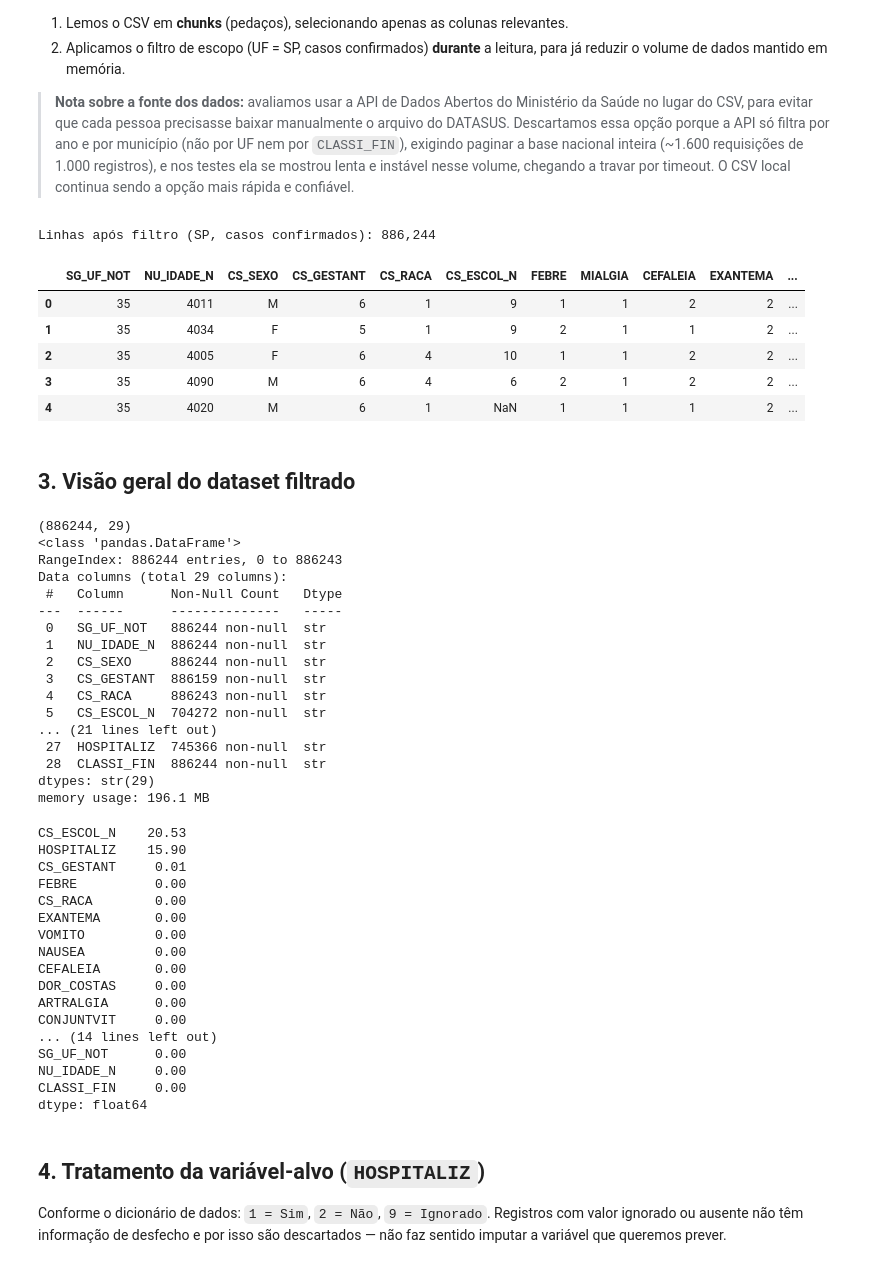
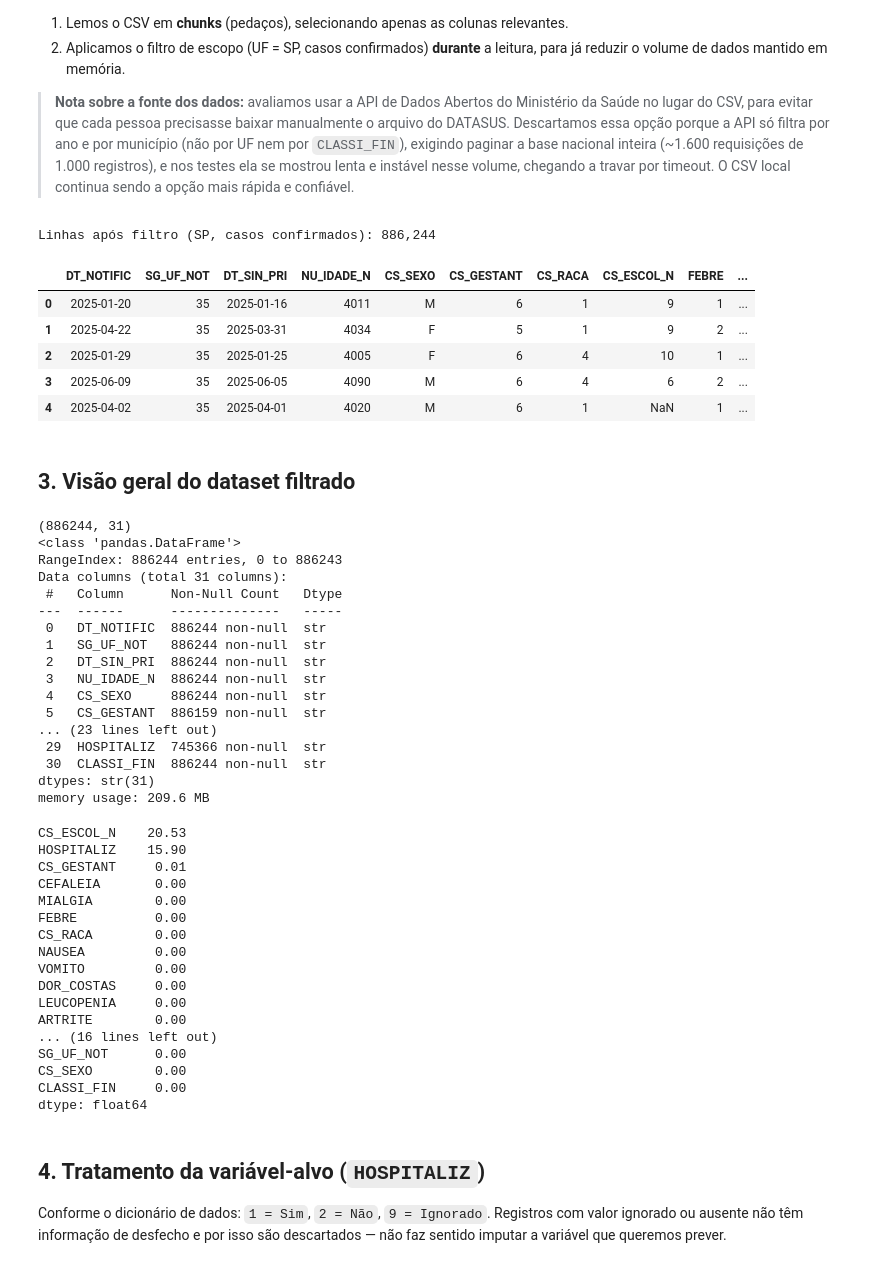
Before and after one commit to inteligencia-artifical-dengue/ia-predicao-de-hospitalizacao, a Jupyter notebook: dengue_IA/notebooks/analise_exploratoria_dengue.ipynb, the cells around one changed output. Drawn from its saved outputs; the diff is of its cells as text; code cells hidden in the pictures.

Commit message:
feat: modelagem e ajuste de pastas
Cria o notebook que será feitra a modelagem e análise dos dados e move os notebooks para a pasta 'notebooks'

```diff
--- a/dengue_IA/analise_exploratoria_dengue.ipynb
+++ b/dengue_IA/notebooks/analise_exploratoria_dengue.ipynb
@@ -73,8 +76,13 @@ plt.rcParams["figure.figsize"] = (8, 5)
 pd.set_option("display.max_columns", 100)
 # %%
 # >>> PREENCHER AQUI: caminhos dos arquivos <<<
-CSV_PATH = "./data/DENGBR25.csv"          # CSV oficial do SINAN (2025)
-DICT_PATH = "coloque_aqui_o_caminho/dic_dados_dengue.pdf"  # Dicionário de dados (referência)
+# BASE_DIR aponta para a pasta dengue_IA/, seja o notebook executado a partir
+# da própria pasta notebooks/ (padrão do Jupyter/VS Code) ou da raiz do projeto.
+from pathlib import Path
+BASE_DIR = Path.cwd().parent if Path.cwd().name == "notebooks" else Path.cwd()
+CSV_PATH = BASE_DIR / "data" / "DENGBR25.csv"               # CSV oficial do SINAN (2025)
+DICT_PATH = BASE_DIR / "docs" / "dicionario_de_dados.pdf"   # Dicionário de dados (referência)
+SAIDA_DIR = BASE_DIR / "notebooks"                          # onde os CSVs de treino/teste são salvos
 
 # Por que usamos o CSV do DATASUS em vez da API de Dados Abertos do Ministério
 # da Saúde (https://apidadosabertos.saude.gov.br/v1/#/Agravo%20Arboviroses/get_arboviroses_dengue):
@@ -88,6 +96,7 @@ UF_NOTIFICACAO = "35"          # 35 = São Paulo (código IBGE)
 CLASSI_FIN_CONFIRMADOS = ["10", "11", "12"]  # Dengue / c/ sinais de alarme / grave
 TAMANHO_AMOSTRA = 40000        # tamanho da amostra estratificada final
 SEED = 42                      # semente para reprodutibilidade
+DIAS_MAX = 60                  # limite de plausibilidade para DIAS (ver seção 5.4)
 # %% [markdown]
 ## 2. Carregamento e filtragem inicial
 
@@ -110,40 +119,44 @@ estourar a memória disponível se lido de uma vez. Por isso:
 # disponíveis no primeiro atendimento (demografia, sintomas, comorbidades).
 # Colunas como DT_INTERNA, DT_OBITO, DT_ENCERRA, EVOLUCAO são propositalmente
 # EXCLUÍDAS por só existirem/serem preenchidas após o desfecho (vazamento de dados).
+# DT_NOTIFIC e DT_SIN_PRI são lidas apenas para derivar DIAS (tempo entre o início
+# dos sintomas e a notificação), informação relatada pelo paciente no atendimento.
 COLUNAS_USADAS = [
     # Escopo / filtro
     "SG_UF_NOT", "CLASSI_FIN",
     # Alvo
     "HOSPITALIZ",
     # Demografia
     "NU_IDADE_N", "CS_SEXO", "CS_GESTANT", "CS_RACA", "CS_ESCOL_N",
     # Sinais clínicos (primeiro atendimento)
     "FEBRE", "MIALGIA", "CEFALEIA", "EXANTEMA", "VOMITO", "NAUSEA",
     "DOR_COSTAS", "CONJUNTVIT", "ARTRITE", "ARTRALGIA", "PETEQUIA_N",
     "LEUCOPENIA", "LACO", "DOR_RETRO",
     # Comorbidades pré-existentes
     "DIABETES", "HEMATOLOG", "HEPATOPAT", "RENAL", "HIPERTENSA",
     "ACIDO_PEPT", "AUTO_IMUNE",
+    # Tempo até o atendimento (usadas só para derivar DIAS)
+    "DT_NOTIFIC", "DT_SIN_PRI",
 ]
 
 chunks_filtrados = []
 for chunk in pd.read_csv(CSV_PATH, usecols=COLUNAS_USADAS, dtype=str,
                           chunksize=200_000, low_memory=False):
     mask = (chunk["SG_UF_NOT"] == UF_NOTIFICACAO) & \
            (chunk["CLASSI_FIN"].isin(CLASSI_FIN_CONFIRMADOS))
     chunks_filtrados.append(chunk[mask])
 
 df = pd.concat(chunks_filtrados, ignore_index=True)
 print(f"Linhas após filtro (SP, casos confirmados): {len(df):,}")
 df.head()
 # %% [output]
 Linhas após filtro (SP, casos confirmados): 886,244
-|  | SG_UF_NOT | NU_IDADE_N | CS_SEXO | CS_GESTANT | CS_RACA | CS_ESCOL_N | FEBRE | MIALGIA | CEFALEIA | EXANTEMA | ... |
-| 0 | 35 | 4011 | M | 6 | 1 | 9 | 1 | 1 | 2 | 2 | ... |
-| 1 | 35 | 4034 | F | 5 | 1 | 9 | 2 | 1 | 1 | 2 | ... |
-| 2 | 35 | 4005 | F | 6 | 4 | 10 | 1 | 1 | 2 | 2 | ... |
-| 3 | 35 | 4090 | M | 6 | 4 | 6 | 2 | 1 | 2 | 2 | ... |
-| 4 | 35 | 4020 | M | 6 | 1 | NaN | 1 | 1 | 1 | 2 | ... |
+|  | DT_NOTIFIC | SG_UF_NOT | DT_SIN_PRI | NU_IDADE_N | CS_SEXO | CS_GESTANT | CS_RACA | CS_ESCOL_N | FEBRE | ... |
+| 0 | 2025-01-20 | 35 | 2025-01-16 | 4011 | M | 6 | 1 | 9 | 1 | ... |
+| 1 | 2025-04-22 | 35 | 2025-03-31 | 4034 | F | 5 | 1 | 9 | 2 | ... |
+| 2 | 2025-01-29 | 35 | 2025-01-25 | 4005 | F | 6 | 4 | 10 | 1 | ... |
+| 3 | 2025-06-09 | 35 | 2025-06-05 | 4090 | M | 6 | 4 | 6 | 2 | ... |
+| 4 | 2025-04-02 | 35 | 2025-04-01 | 4020 | M | 6 | 1 | NaN | 1 | ... |
 # %% [markdown]
 ## 3. Visão geral do dataset filtrado
 # %%
@@ -151,23 +164,23 @@ Linhas após filtro (SP, casos confirmados): 886,244
 print(df.shape)
 df.info()
 # %% [output]
-(886244, 29)
+(886244, 31)
 <class 'pandas.DataFrame'>
 RangeIndex: 886244 entries, 0 to 886243
-Data columns (total 29 columns):
+Data columns (total 31 columns):
  #   Column      Non-Null Count   Dtype
 ---  ------      --------------   -----
- 0   SG_UF_NOT   886244 non-null  str
- 1   NU_IDADE_N  886244 non-null  str
- 2   CS_SEXO     886244 non-null  str
- 3   CS_GESTANT  886159 non-null  str
- 4   CS_RACA     886243 non-null  str
- 5   CS_ESCOL_N  704272 non-null  str
-... (21 lines left out)
- 27  HOSPITALIZ  745366 non-null  str
- 28  CLASSI_FIN  886244 non-null  str
-dtypes: str(29)
-memory usage: 196.1 MB
+ 0   DT_NOTIFIC  886244 non-null  str
+ 1   SG_UF_NOT   886244 non-null  str
+ 2   DT_SIN_PRI  886244 non-null  str
+ 3   NU_IDADE_N  886244 non-null  str
+ 4   CS_SEXO     886244 non-null  str
+ 5   CS_GESTANT  886159 non-null  str
+... (23 lines left out)
+ 29  HOSPITALIZ  745366 non-null  str
+ 30  CLASSI_FIN  886244 non-null  str
+dtypes: str(31)
+memory usage: 209.6 MB
 # %%
 # Percentual de valores nulos (NaN) por coluna
 (df.isna().mean() * 100).sort_values(ascending=False).round(2)
@@ -175,18 +188,18 @@ memory usage: 196.1 MB
 CS_ESCOL_N    20.53
 HOSPITALIZ    15.90
 CS_GESTANT     0.01
+CEFALEIA       0.00
+MIALGIA        0.00
 FEBRE          0.00
 CS_RACA        0.00
-EXANTEMA       0.00
+NAUSEA         0.00
 VOMITO         0.00
-NAUSEA         0.00
-CEFALEIA       0.00
 DOR_COSTAS     0.00
-ARTRALGIA      0.00
-CONJUNTVIT     0.00
-... (14 lines left out)
+LEUCOPENIA     0.00
+ARTRITE        0.00
+... (16 lines left out)
 SG_UF_NOT      0.00
-NU_IDADE_N     0.00
+CS_SEXO        0.00
 CLASSI_FIN     0.00
 dtype: float64
 # %% [markdown]
```
Also changed, not shown: parts of 14 cells of this notebook, 1 other file.
